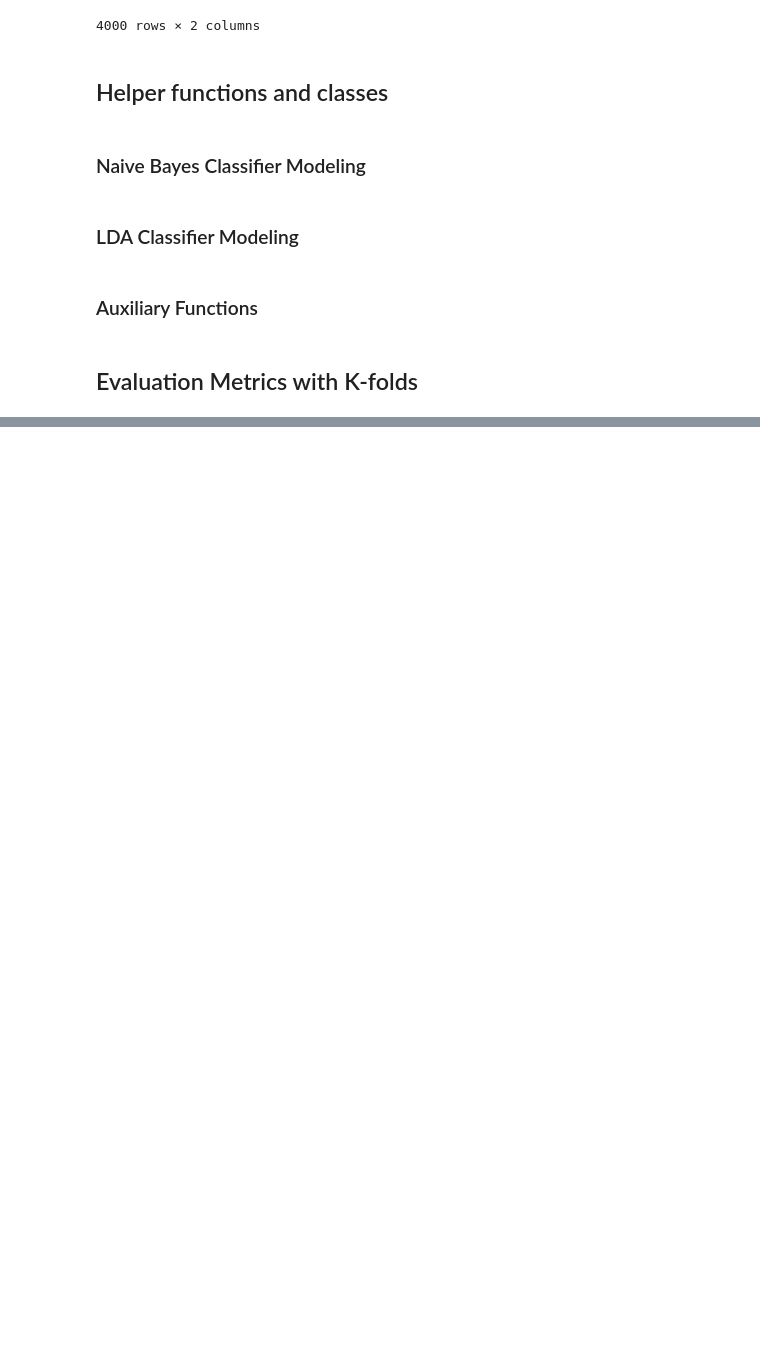
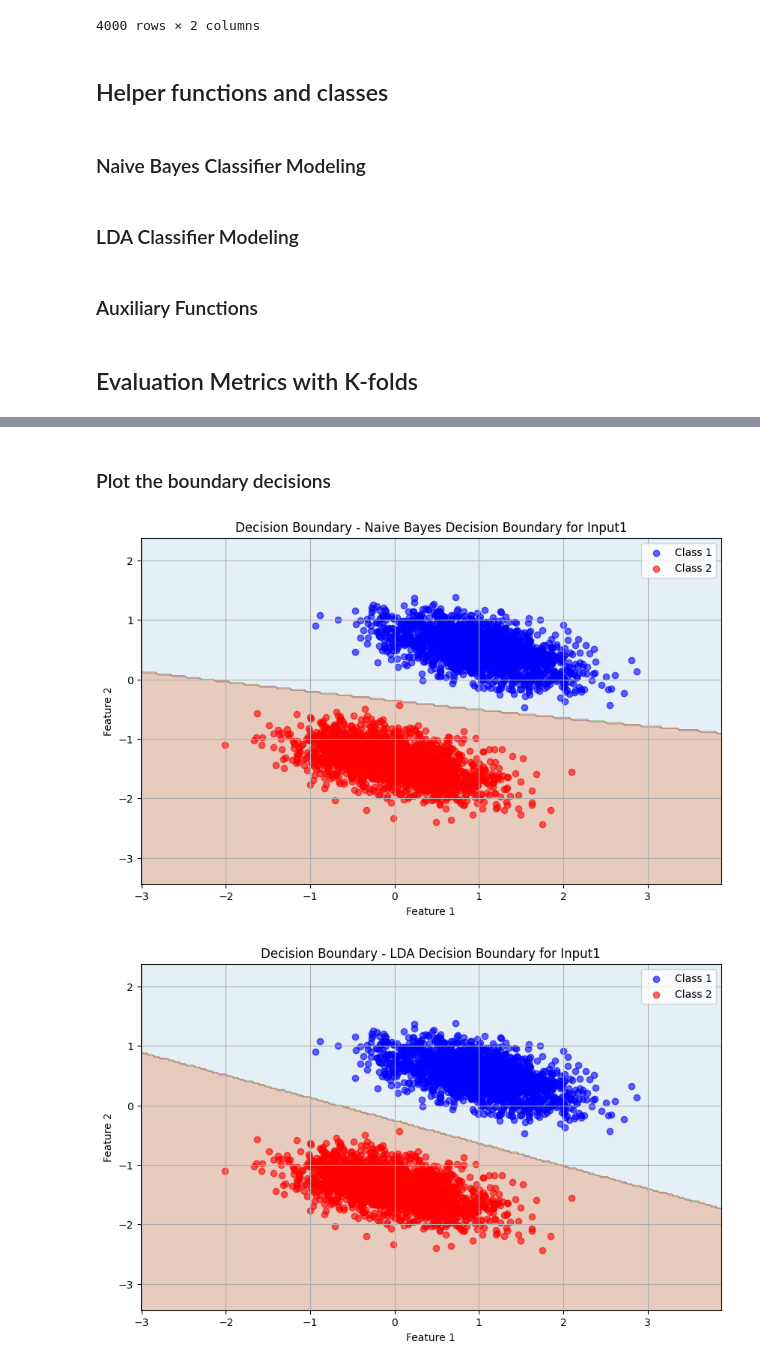
Before and after one commit to JonasFortes12/Naive-Bayes-and-LDA-classifier-implementation, a Jupyter notebook: bayesian-and-lda.ipynb, the cells around one changed output, grey strips where cells are left out. Drawn from its saved outputs; the diff is of its cells as text; code cells hidden in the pictures; blank space fills up the shorter version.

```diff
--- a/bayesian-and-lda.ipynb
+++ b/bayesian-and-lda.ipynb
@@ -281,2 +331,14 @@ print("Resultados com LDA:", lda_results)
 Resultados com Naive Bayes: {'accuracy': '63.0%', 'accuracy_std': '16.0%'}
 Resultados com LDA: {'accuracy': '50.0%', 'accuracy_std': '3.0%'}
+# %% [markdown]
+### Plot the boundary decisions
+# %%
+# Set the data into X and y
+X = pd.DataFrame(dataset_input1)
+y = labels
+
+plot_decision_boundary(X, y, NaiveBayesClassifier, "Naive Bayes Decision Boundary for Input1")
+plot_decision_boundary(X, y, LDAClassifier, "LDA Decision Boundary for Input1")
+# %% [output]
+[figure, added]
+[figure, added]
```
Also changed, not shown: parts of 8 cells of this notebook.
